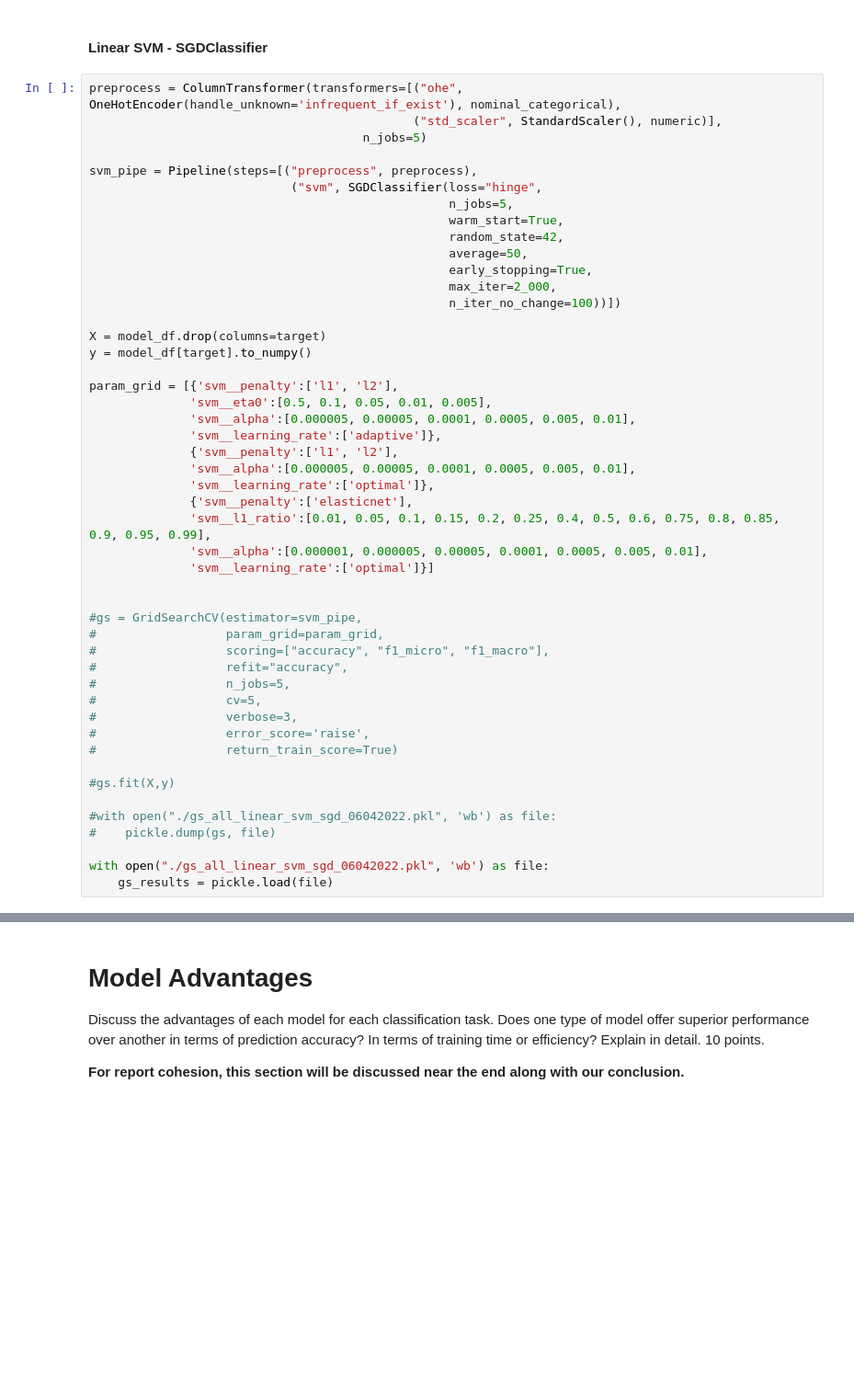
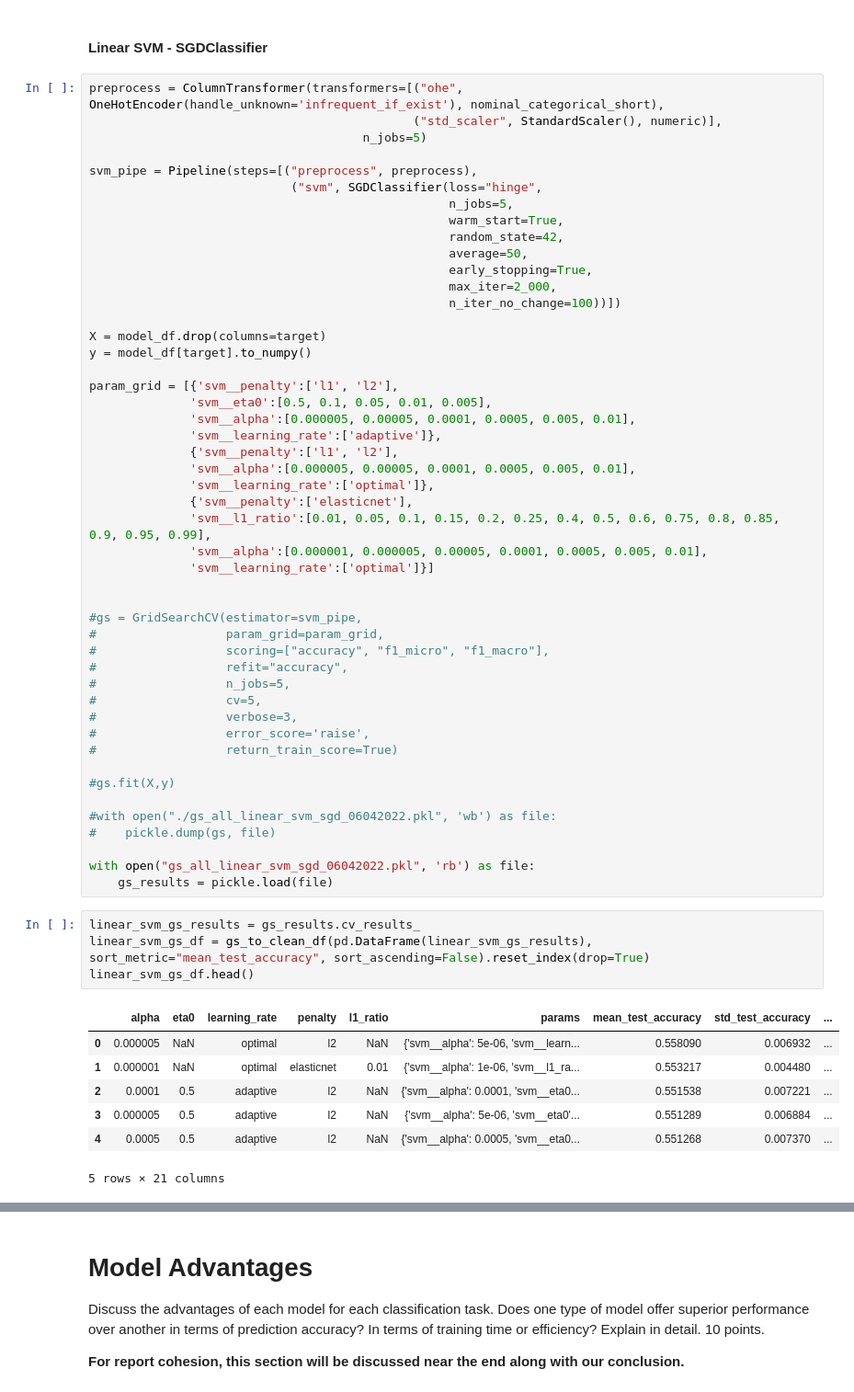
Before and after one commit to BradenAnderson/Accident_Severity_Prediction, a Jupyter notebook: AndersonLamWeeda_MiniLab_Draft_BA.ipynb, the cells around one changed output, grey strips where cells are left out. Shown at 92% size. Cells and saved outputs as stored; diff of their text form; blank space fills up the shorter version.

Commit message:
linear svm added

```diff
--- a/AndersonLamWeeda_MiniLab_Draft_BA.ipynb
+++ b/AndersonLamWeeda_MiniLab_Draft_BA.ipynb
@@ -738,7 +739,7 @@ plot_confusion_matrix_by_target_class(dataframe=svm_test_result_df,
 # %% [markdown]
 #### Linear SVM - SGDClassifier
 # %%
-preprocess = ColumnTransformer(transformers=[("ohe", OneHotEncoder(handle_unknown='infrequent_if_exist'), nominal_categorical),
+preprocess = ColumnTransformer(transformers=[("ohe", OneHotEncoder(handle_unknown='infrequent_if_exist'), nominal_categorical_short),
                                              ("std_scaler", StandardScaler(), numeric)],
                                       n_jobs=5)
 
@@ -783,5 +784,17 @@ param_grid = [{'svm__penalty':['l1', 'l2'],
 #with open("./gs_all_linear_svm_sgd_06042022.pkl", 'wb') as file:
 #    pickle.dump(gs, file)
 
-with open("./gs_all_linear_svm_sgd_06042022.pkl", 'wb') as file:
+with open("gs_all_linear_svm_sgd_06042022.pkl", 'rb') as file:
     gs_results = pickle.load(file)
+# %%
+linear_svm_gs_results = gs_results.cv_results_
+linear_svm_gs_df = gs_to_clean_df(pd.DataFrame(linear_svm_gs_results), sort_metric="mean_test_accuracy", sort_ascending=False).reset_index(drop=True)
+linear_svm_gs_df.head()
+# %% [output]
+|  | alpha | eta0 | learning_rate | penalty | l1_ratio | params | mean_test_accuracy | std_test_accuracy | ... |
+| 0 | 0.000005 | NaN | optimal | l2 | NaN | {'svm__alpha': 5e-06, 'svm__learn... | 0.558090 | 0.006932 | ... |
+| 1 | 0.000001 | NaN | optimal | elasticnet | 0.01 | {'svm__alpha': 1e-06, 'svm__l1_ra... | 0.553217 | 0.004480 | ... |
+| 2 | 0.0001 | 0.5 | adaptive | l2 | NaN | {'svm__alpha': 0.0001, 'svm__eta0... | 0.551538 | 0.007221 | ... |
+| 3 | 0.000005 | 0.5 | adaptive | l2 | NaN | {'svm__alpha': 5e-06, 'svm__eta0'... | 0.551289 | 0.006884 | ... |
+| 4 | 0.0005 | 0.5 | adaptive | l2 | NaN | {'svm__alpha': 0.0005, 'svm__eta0... | 0.551268 | 0.007370 | ... |
+5 rows × 21 columns
```
Also changed, not shown: parts of 3 cells of this notebook.
